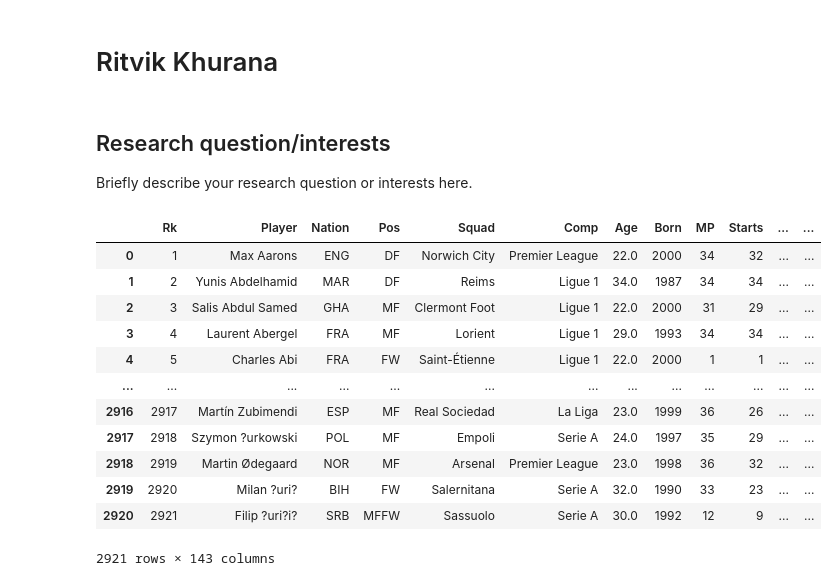
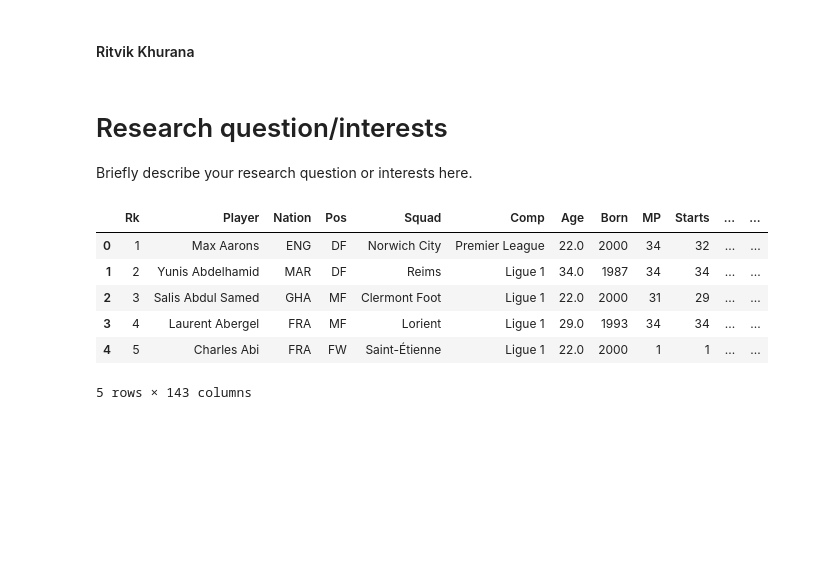
Before and after one commit to ubco-W2022T1-cosc301/project-group-25, a Jupyter notebook: notebooks/analysis3.ipynb, the cells around one changed output. Cells and saved outputs as stored; diff of their text form; code cells hidden in the pictures; blank space fills up the shorter version.

```diff
--- a/notebooks/analysis3.ipynb
+++ b/notebooks/analysis3.ipynb
@@ -1,6 +1,6 @@
 # %% [markdown]
-# Ritvik Khurana
+#### Ritvik Khurana
 # %% [markdown]
-## Research question/interests
+# Research question/interests
 
 Briefly describe your research question or interests here.
@@ -9,18 +12,12 @@ import pandas as pd
 # %%
-df = pd.read_csv("../data/raw/Stats.csv",encoding="ISO-8859-1", delimiter = ";")
+df = pd.read_csv("../data/raw/Stats.csv",encoding="ISO-8859-1", delimiter = ";").set_index('Rk')
 # %%
-df
+df.head()
 # %% [output]
 |  | Rk | Player | Nation | Pos | Squad | Comp | Age | Born | MP | Starts | ... | ... |
 | 0 | 1 | Max Aarons | ENG | DF | Norwich City | Premier League | 22.0 | 2000 | 34 | 32 | ... | ... |
 | 1 | 2 | Yunis Abdelhamid | MAR | DF | Reims | Ligue 1 | 34.0 | 1987 | 34 | 34 | ... | ... |
 | 2 | 3 | Salis Abdul Samed | GHA | MF | Clermont Foot | Ligue 1 | 22.0 | 2000 | 31 | 29 | ... | ... |
 | 3 | 4 | Laurent Abergel | FRA | MF | Lorient | Ligue 1 | 29.0 | 1993 | 34 | 34 | ... | ... |
 | 4 | 5 | Charles Abi | FRA | FW | Saint-Étienne | Ligue 1 | 22.0 | 2000 | 1 | 1 | ... | ... |
-| ... | ... | ... | ... | ... | ... | ... | ... | ... | ... | ... | ... | ... |
-| 2916 | 2917 | Martín Zubimendi | ESP | MF | Real Sociedad | La Liga | 23.0 | 1999 | 36 | 26 | ... | ... |
-| 2917 | 2918 | Szymon ?urkowski | POL | MF | Empoli | Serie A | 24.0 | 1997 | 35 | 29 | ... | ... |
-| 2918 | 2919 | Martin Ødegaard | NOR | MF | Arsenal | Premier League | 23.0 | 1998 | 36 | 32 | ... | ... |
-| 2919 | 2920 | Milan ?uri? | BIH | FW | Salernitana | Serie A | 32.0 | 1990 | 33 | 23 | ... | ... |
-| 2920 | 2921 | Filip ?uri?i? | SRB | MFFW | Sassuolo | Serie A | 30.0 | 1992 | 12 | 9 | ... | ... |
-2921 rows × 143 columns
+5 rows × 143 columns
```
Also changed, not shown: parts of 20 cells of this notebook.
